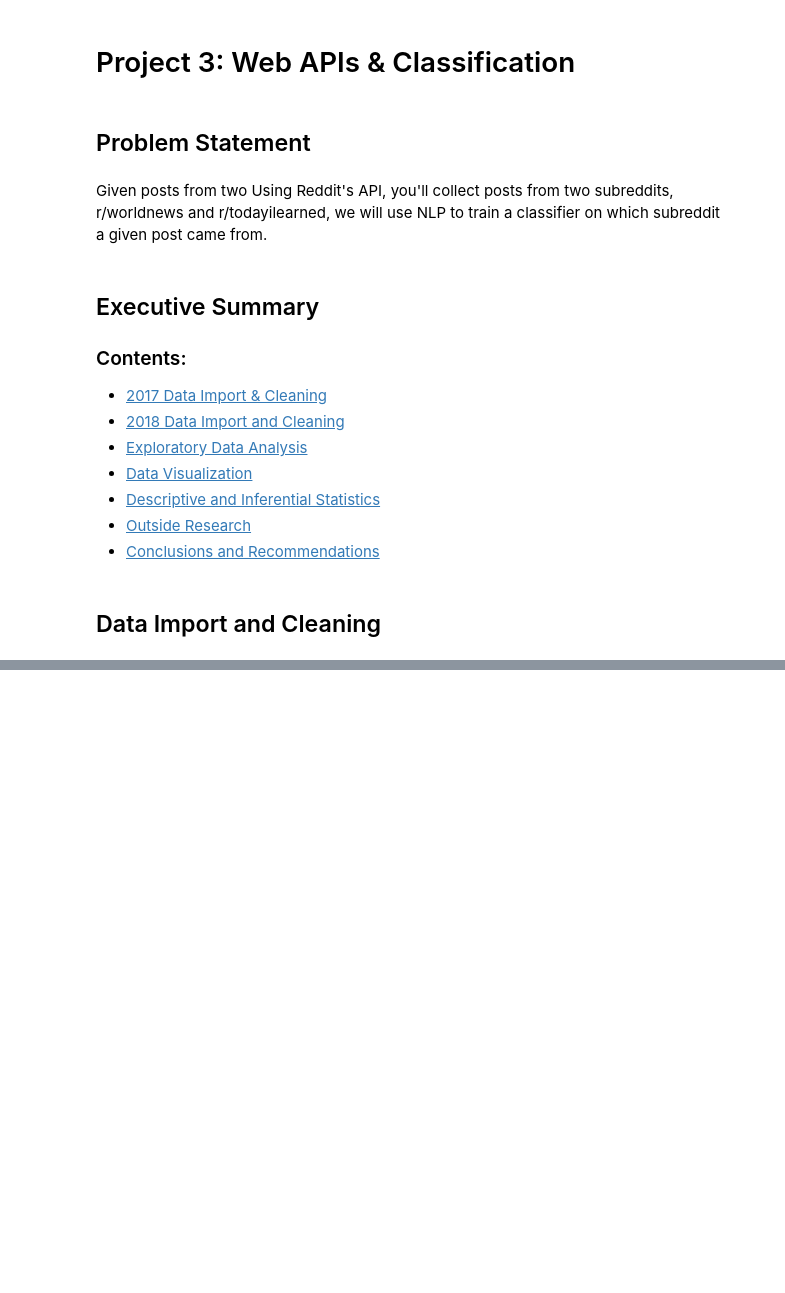
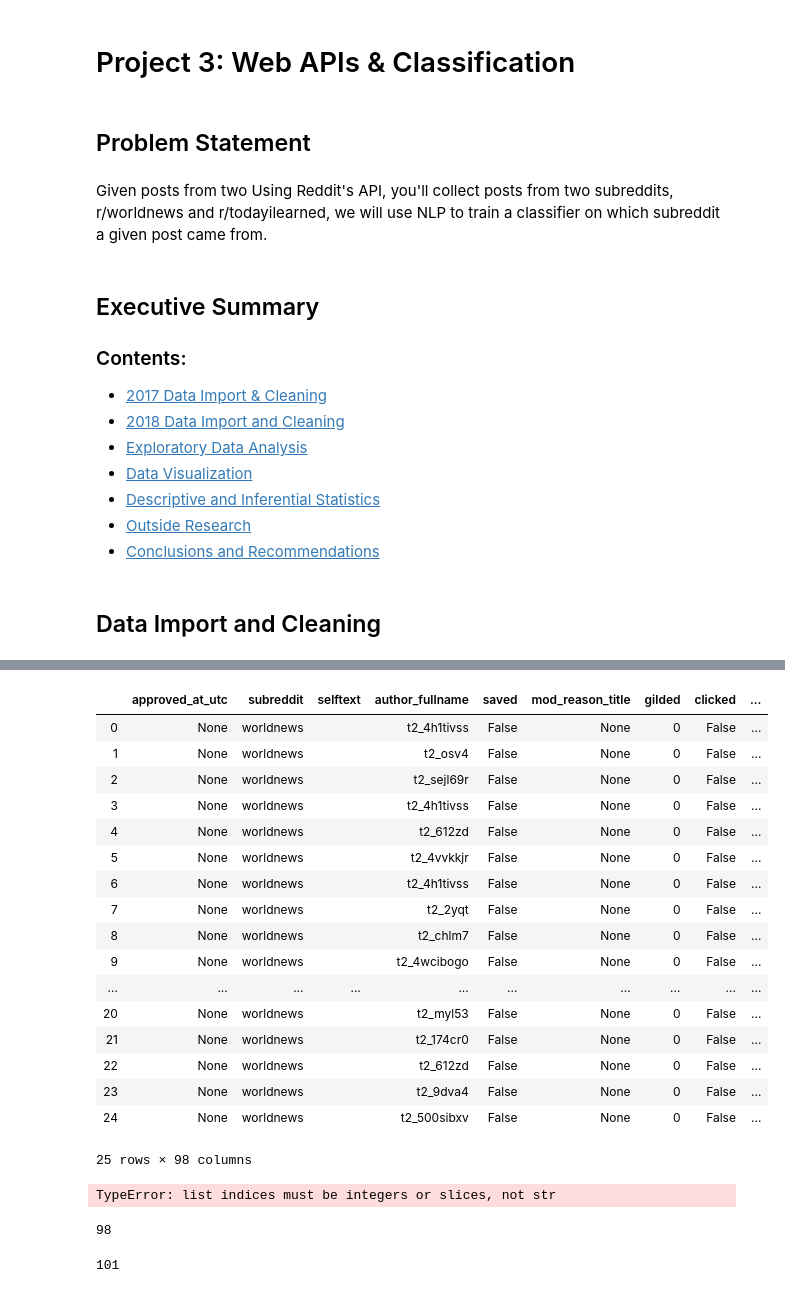
Before and after one commit to persocom01/GA-lessons, a Jupyter notebook: PROJECTS-AND-ASSIGNMENTS/project_3/code/02_.ipynb, the cells around one changed output, grey strips where cells are left out. Cells and saved outputs as stored; diff of their text form; code cells hidden in the pictures; blank space fills up the shorter version.

```diff
--- a/PROJECTS-AND-ASSIGNMENTS/project_3/code/02_.ipynb
+++ b/PROJECTS-AND-ASSIGNMENTS/project_3/code/02_.ipynb
@@ -33,0 +97,2 @@ NameError: name 'js' is not defined
+# %%
+url = url + '?after=' + df['data']['after']
@@ -33,0 +103,6 @@ NameError: name 'js' is not defined
+# %%
+r = requests.get(url, headers=headers)
+if r.status_code == 200:
+    js = r.json()
+else:
+    print('unable to retrieve link.')
@@ -33,0 +133,2 @@ NameError: name 'js' is not defined
+# %%
+df2 = pd.DataFrame(js['data']['children'])
@@ -33,0 +175,31 @@ NameError: name 'js' is not defined
+# %%
+dft = pd.DataFrame(df2['data'].apply(pd.Series))
+# %%
+dft
+# %% [output]
+|  | approved_at_utc | subreddit | selftext | author_fullname | saved | mod_reason_title | gilded | clicked | ... |
+| 0 | None | worldnews |  | t2_4h1tivss | False | None | 0 | False | ... |
+| 1 | None | worldnews |  | t2_osv4 | False | None | 0 | False | ... |
+| 2 | None | worldnews |  | t2_sejl69r | False | None | 0 | False | ... |
+| 3 | None | worldnews |  | t2_4h1tivss | False | None | 0 | False | ... |
+| 4 | None | worldnews |  | t2_612zd | False | None | 0 | False | ... |
+| 5 | None | worldnews |  | t2_4vvkkjr | False | None | 0 | False | ... |
+| 6 | None | worldnews |  | t2_4h1tivss | False | None | 0 | False | ... |
+| 7 | None | worldnews |  | t2_2yqt | False | None | 0 | False | ... |
+| 8 | None | worldnews |  | t2_chlm7 | False | None | 0 | False | ... |
+| 9 | None | worldnews |  | t2_4wcibogo | False | None | 0 | False | ... |
+| ... | ... | ... | ... | ... | ... | ... | ... | ... | ... |
+| 20 | None | worldnews |  | t2_myl53 | False | None | 0 | False | ... |
+| 21 | None | worldnews |  | t2_174cr0 | False | None | 0 | False | ... |
+| 22 | None | worldnews |  | t2_612zd | False | None | 0 | False | ... |
+| 23 | None | worldnews |  | t2_9dva4 | False | None | 0 | False | ... |
+| 24 | None | worldnews |  | t2_500sibxv | False | None | 0 | False | ... |
+25 rows × 98 columns
+# %%
+df_posts = pd.DataFrame(df['data']['children'])
+# %% [output]
+TypeError: list indices must be integers or slices, not str
+# %%
+len(df_posts['data'][0].keys())
+# %% [output]
+98
@@ -33,0 +208,4 @@ NameError: name 'js' is not defined
+# %%
+len(df_test.columns)
+# %% [output]
+101
```
Also changed, not shown: parts of 19 cells of this notebook, 2 other files.
